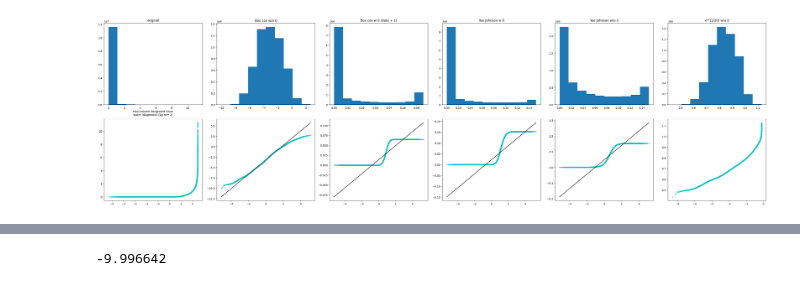
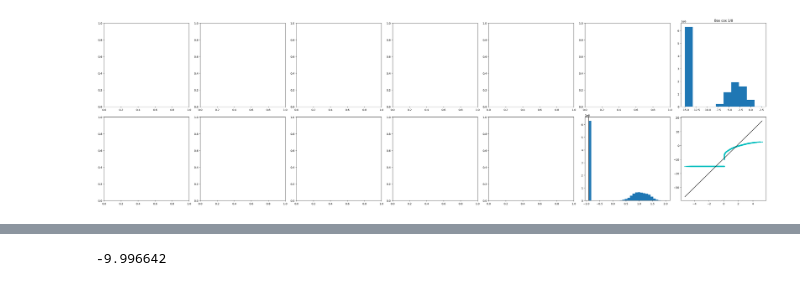
Before and after one commit to observingClouds/mllam-exps-ShCu, a Jupyter notebook: notebooks/boxcox_tqc_distribution.ipynb, the cells around one changed output, grey strips where cells are left out. Cells and saved outputs as stored; diff of their text form; code cells hidden in the pictures.

Commit message:
boxcox notebooks: add zero-inclusive boxcox variant and refine comparison plots
Assisted-by: Claude Opus 5.5

```diff
--- a/notebooks/boxcox_tqc_distribution.ipynb
+++ b/notebooks/boxcox_tqc_distribution.ipynb
@@ -8,54 +8,75 @@ ds = xr.open_dataset("/home/has/data/sources/icon/ICON312_v1.0.0.zarr")
 data = ds['tqc_dia'].isel(time=400)
 # %%
 fig = plt.figure(figsize=(35,10))
-axes = fig.subplots(2,6);
+axes = fig.subplots(2,7);
 fax = axes.flatten()
 #Original data
-data.plot.hist(ax=fax[0]);
-fax[0].set_title('original')
-(osm, osr), (slope, intercept, r_sq) = scipy.stats.probplot(data)
-fax[6].plot(osm, osr, 'c.', osm, slope*osm + intercept, 'k-')
+# data.plot.hist(ax=fax[0]);
+# fax[0].set_title('original')
+# (osm, osr), (slope, intercept, r_sq) = scipy.stats.probplot(data)
+# fax[7].plot(osm, osr, 'c.', osm, slope*osm + intercept, 'k-')
 
-#Boxcox
-fax[1].set_title('Box cox w/o 0')
-data_transformed = scipy.stats.boxcox(data.where(data>0).dropna('cell'));
-fax[1].hist(data_transformed[0]);
+# #Boxcox
+# fax[1].set_title('Box cox w/o 0')
+# data_transformed = scipy.stats.boxcox(data.where(data>0).dropna('cell'));
+# fax[1].hist(data_transformed[0]);
 
-(osm, osr), (slope, intercept, r_sq) = scipy.stats.probplot(data_transformed[0])
-fax[7].plot(osm, osr, 'c.', osm, slope*osm + intercept, 'k-')
+# (osm, osr), (slope, intercept, r_sq) = scipy.stats.probplot(data_transformed[0])
+# fax[8].plot(osm, osr, 'c.', osm, slope*osm + intercept, 'k-')
 
-#Boxcox
-fax[2].set_title('Box cox w 0 (data + 1)')
-data_transformed = scipy.stats.boxcox((data+1).dropna('cell'));
-fax[2].hist(data_transformed[0]);
+# #Boxcox
+# fax[2].set_title('Box cox w 0 (data + 1)')
+# data_transformed = scipy.stats.boxcox((data+1).dropna('cell'));
+# fax[2].hist(data_transformed[0]);
 
-(osm, osr), (slope, intercept, r_sq) = scipy.stats.probplot(data_transformed[0])
-fax[8].plot(osm, osr, 'c.', osm, slope*osm + intercept, 'k-')
+# (osm, osr), (slope, intercept, r_sq) = scipy.stats.probplot(data_transformed[0])
+# fax[9].plot(osm, osr, 'c.', osm, slope*osm + intercept, 'k-')
 
-#YeoJohnson (incl. zeros)
-fax[3].set_title('Yeo Johnson w 0')
-data_transformed = scipy.stats.yeojohnson(data.dropna('cell'));
-fax[3].hist(data_transformed[0]);
+# #YeoJohnson (incl. zeros)
+# fax[3].set_title('Yeo Johnson w 0')
+# data_transformed = scipy.stats.yeojohnson(data.dropna('cell'));
+# fax[3].hist(data_transformed[0]);
 
-(osm, osr), (slope, intercept, r_sq) = scipy.stats.probplot(data_transformed[0])
-fax[9].plot(osm, osr, 'c.', osm, slope*osm + intercept, 'k-')
+# (osm, osr), (slope, intercept, r_sq) = scipy.stats.probplot(data_transformed[0])
+# fax[10].plot(osm, osr, 'c.', osm, slope*osm + intercept, 'k-')
 
-#YeoJohnson (excl. zeros)
-fax[4].set_title('Yeo Johnson w/o 0')
-data_transformed = scipy.stats.yeojohnson(data.where(data>0).dropna('cell'));
-fax[4].hist(data_transformed[0]);
+# #YeoJohnson (excl. zeros)
+# fax[4].set_title('Yeo Johnson w/o 0')
+# data_transformed = scipy.stats.yeojohnson(data.where(data>0).dropna('cell'));
+# fax[4].hist(data_transformed[0]);
 
-(osm, osr), (slope, intercept, r_sq) = scipy.stats.probplot(data_transformed[0])
-fax[10].plot(osm, osr, 'c.', osm, slope*osm + intercept, 'k-')
+# (osm, osr), (slope, intercept, r_sq) = scipy.stats.probplot(data_transformed[0])
+# fax[11].plot(osm, osr, 'c.', osm, slope*osm + intercept, 'k-')
 
-#Root
-fax[5].set_title('x**(1/20) w/o 0')
-data_transformed = data.where(data>0)**(1/20)
-fax[5].hist(data_transformed);
+# #Root
+# fax[5].set_title('x**(1/20) w/o 0')
+# data_transformed = data.where(data>0)**(1/20)
+# fax[5].hist(data_transformed);
+
+# (osm, osr), (slope, intercept, r_sq) = scipy.stats.probplot(data_transformed)
+# fax[12].plot(osm, osr, 'c.', osm, slope*osm + intercept, 'k-')
+
+#Boxcox 1/8
+# fax[4].set_title('Box cox 1/7')
+# data_transformed = scipy.stats.boxcox(data.dropna('cell'), lmbda=1/8.5);
+# zero_val = scipy.stats.boxcox(0, lmbda=1/8.5);
+# fax[4].hist(data_transformed);
+
+# (osm, osr), (slope, intercept, r_sq) = scipy.stats.probplot(data_transformed)
+# fax[11].plot(osm, osr, 'c.', osm, slope*osm + intercept, 'k-')
+
+#Boxcox 1/3
+fax[6].set_title('Box cox 1/8')
+data_transformed = scipy.stats.boxcox(data.dropna('cell'), lmbda=1/15);
+zero_val = scipy.stats.boxcox(0, lmbda=1/15);
+fax[6].hist(data_transformed);
 
 (osm, osr), (slope, intercept, r_sq) = scipy.stats.probplot(data_transformed)
-fax[11].plot(osm, osr, 'c.', osm, slope*osm + intercept, 'k-')
+fax[13].plot(osm, osr, 'c.', osm, slope*osm + intercept, 'k-')
+
+fax[12].hist((data_transformed - data_transformed.mean())/data_transformed.std(), bins=30)
+fax[12].axvline((zero_val - data_transformed.mean())/data_transformed.std(),0,9, color='black')
 
 plt.tight_layout()
 # %% [output]
-[figure, old version]
+[figure, new version]
```
Also changed, not shown: parts of 38 cells of this notebook, 1 other file.
